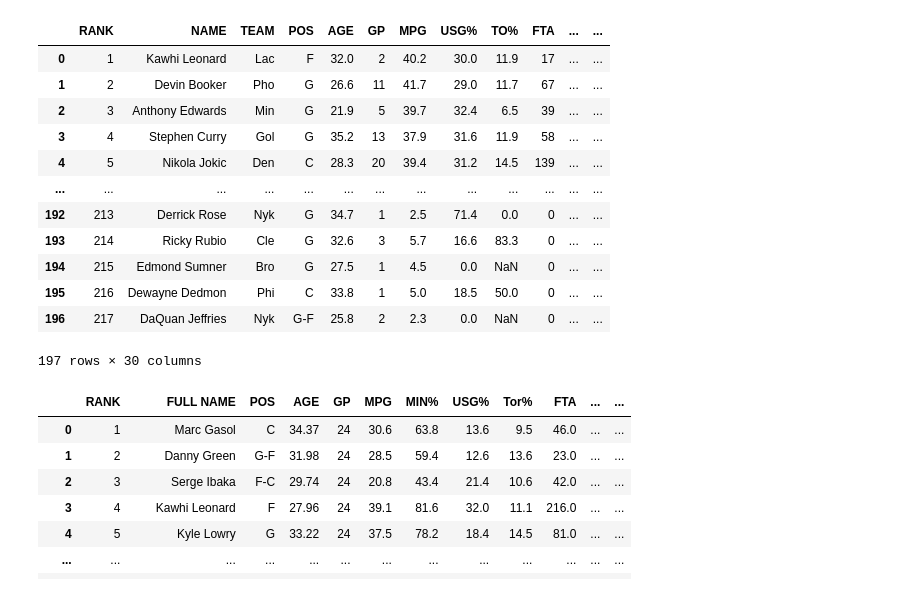
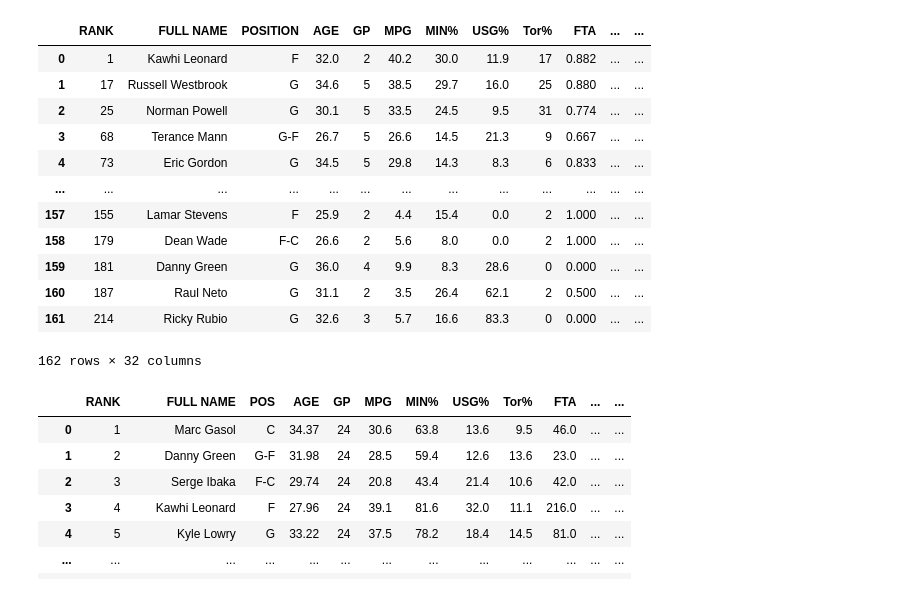
Before and after one commit to ArminaCA/Project-NBA-Starsandsalaries, a Jupyter notebook: NBA_data_cleanup.ipynb, the cells around one changed output. Drawn from its saved outputs; the diff is of its cells as text; code cells hidden in the pictures.

```diff
--- a/NBA_data_cleanup.ipynb
+++ b/NBA_data_cleanup.ipynb
@@ -3,13 +3,13 @@
 import pandas as pd
 # %%
 # Resource Files
-data1819_path = "Resources/2018-2019 NBA Player Stats.xlsx"
-data1920_path = "Resources/2019-2020 NBA Player Stats.xlsx"
-data2021_path = "Resources/2020-2021 NBA Player Stats.xlsx"
-data2122_path = "Resources/2021-2022 NBA Player Stats.xlsx"
-data2223_path = "Resources/2022-2023 NBA Player Stats.csv"
-salaries23path = "Resources/Nba Player Salaries.csv"
-abbrv_path = "Resources/NBA Team Abbreviations.xlsx "
+data1819_path = "Resources/Raw Data/2018-2019 NBA Player Stats.xlsx"
+data1920_path = "Resources/Raw Data/2019-2020 NBA Player Stats.xlsx"
+data2021_path = "Resources/Raw Data/2020-2021 NBA Player Stats.xlsx"
+data2122_path = "Resources/Raw Data/2021-2022 NBA Player Stats.xlsx"
+data2223_path = "Resources/Raw Data/2022-2023 NBA Player Stats.csv"
+salaries23path = "Resources/Raw Data/Nba Player Salaries.csv"
+abbrv_path = "Resources/Raw Data/NBA Team Abbreviations.xlsx "
 
 # Read data into data frames
 data1819 = pd.read_excel(data1819_path, header = 1)
@@ -22,26 +51,29 @@ abbrv = pd.read_excel(abbrv_path)
 # %%
-# Selecting Relevant Columns
-salaries23 = salaries23[["Player Name", "2022/2023"]]
-salaries23["2022/2023"] = salaries23["2022/2023"].str.strip("$")
-salaries23["2022/2023"] = salaries23["2022/2023"].str.replace(',','')
-salaries23["2022/2023"] = salaries23["2022/2023"].astype('int')
+# Full Adding Team Name
+salary_merged_df = pd.merge(data2223, abbrv, left_on = "TEAM", right_on = "Abbreviation/acronym")
 
-# Merging 2022/2023 Stats with Salary
-salary_merged_df = pd.merge(data2223, salaries23, left_on = "NAME", right_on = "Player Name")
+#  Merging 2022/2023 Stats with Salary
+salary_merged_df = pd.merge(salary_merged_df, salaries23, left_on = "FULL NAME", right_on = "Player Name")
 salary_merged_df.pop("Player Name")
-salary_merged_df.rename(columns = {"2022/2023": "Salary"}, inplace = True)
+salary_merged_df.rename(columns = {"2022/2023": "SALARY"}, inplace = True)
+
+# Deleting Unused Columns and Reordering
+salary_merged_df.pop("TEAM")
+salary_merged_df.pop("Abbreviation/acronym")
+salary_merged_df = salary_merged_df.rename(columns = {"Franchise": "FRANCHISE", "POS": "POSITION"})
+
 salary_merged_df
 # %% [output]
-|  | RANK | NAME | TEAM | POS | AGE | GP | MPG | USG% | TO% | FTA | ... | ... |
-| 0 | 1 | Kawhi Leonard | Lac | F | 32.0 | 2 | 40.2 | 30.0 | 11.9 | 17 | ... | ... |
-| 1 | 2 | Devin Booker | Pho | G | 26.6 | 11 | 41.7 | 29.0 | 11.7 | 67 | ... | ... |
-| 2 | 3 | Anthony Edwards | Min | G | 21.9 | 5 | 39.7 | 32.4 | 6.5 | 39 | ... | ... |
-| 3 | 4 | Stephen Curry | Gol | G | 35.2 | 13 | 37.9 | 31.6 | 11.9 | 58 | ... | ... |
-| 4 | 5 | Nikola Jokic | Den | C | 28.3 | 20 | 39.4 | 31.2 | 14.5 | 139 | ... | ... |
+|  | RANK | FULL NAME | POSITION | AGE | GP | MPG | MIN% | USG% | Tor% | FTA | ... | ... |
+| 0 | 1 | Kawhi Leonard | F | 32.0 | 2 | 40.2 | 30.0 | 11.9 | 17 | 0.882 | ... | ... |
+| 1 | 17 | Russell Westbrook | G | 34.6 | 5 | 38.5 | 29.7 | 16.0 | 25 | 0.880 | ... | ... |
+| 2 | 25 | Norman Powell | G | 30.1 | 5 | 33.5 | 24.5 | 9.5 | 31 | 0.774 | ... | ... |
+| 3 | 68 | Terance Mann | G-F | 26.7 | 5 | 26.6 | 14.5 | 21.3 | 9 | 0.667 | ... | ... |
+| 4 | 73 | Eric Gordon | G | 34.5 | 5 | 29.8 | 14.3 | 8.3 | 6 | 0.833 | ... | ... |
 | ... | ... | ... | ... | ... | ... | ... | ... | ... | ... | ... | ... | ... |
-| 192 | 213 | Derrick Rose | Nyk | G | 34.7 | 1 | 2.5 | 71.4 | 0.0 | 0 | ... | ... |
-| 193 | 214 | Ricky Rubio | Cle | G | 32.6 | 3 | 5.7 | 16.6 | 83.3 | 0 | ... | ... |
-| 194 | 215 | Edmond Sumner | Bro | G | 27.5 | 1 | 4.5 | 0.0 | NaN | 0 | ... | ... |
-| 195 | 216 | Dewayne Dedmon | Phi | C | 33.8 | 1 | 5.0 | 18.5 | 50.0 | 0 | ... | ... |
-| 196 | 217 | DaQuan Jeffries | Nyk | G-F | 25.8 | 2 | 2.3 | 0.0 | NaN | 0 | ... | ... |
+| 157 | 155 | Lamar Stevens | F | 25.9 | 2 | 4.4 | 15.4 | 0.0 | 2 | 1.000 | ... | ... |
+| 158 | 179 | Dean Wade | F-C | 26.6 | 2 | 5.6 | 8.0 | 0.0 | 2 | 1.000 | ... | ... |
+| 159 | 181 | Danny Green | G | 36.0 | 4 | 9.9 | 8.3 | 28.6 | 0 | 0.000 | ... | ... |
+| 160 | 187 | Raul Neto | G | 31.1 | 2 | 3.5 | 26.4 | 62.1 | 2 | 0.500 | ... | ... |
+| 161 | 214 | Ricky Rubio | G | 32.6 | 3 | 5.7 | 16.6 | 83.3 | 0 | 0.000 | ... | ... |
-197 rows × 30 columns
+162 rows × 32 columns
```
Also changed, not shown: parts of 7 cells of this notebook, 26 other files.
